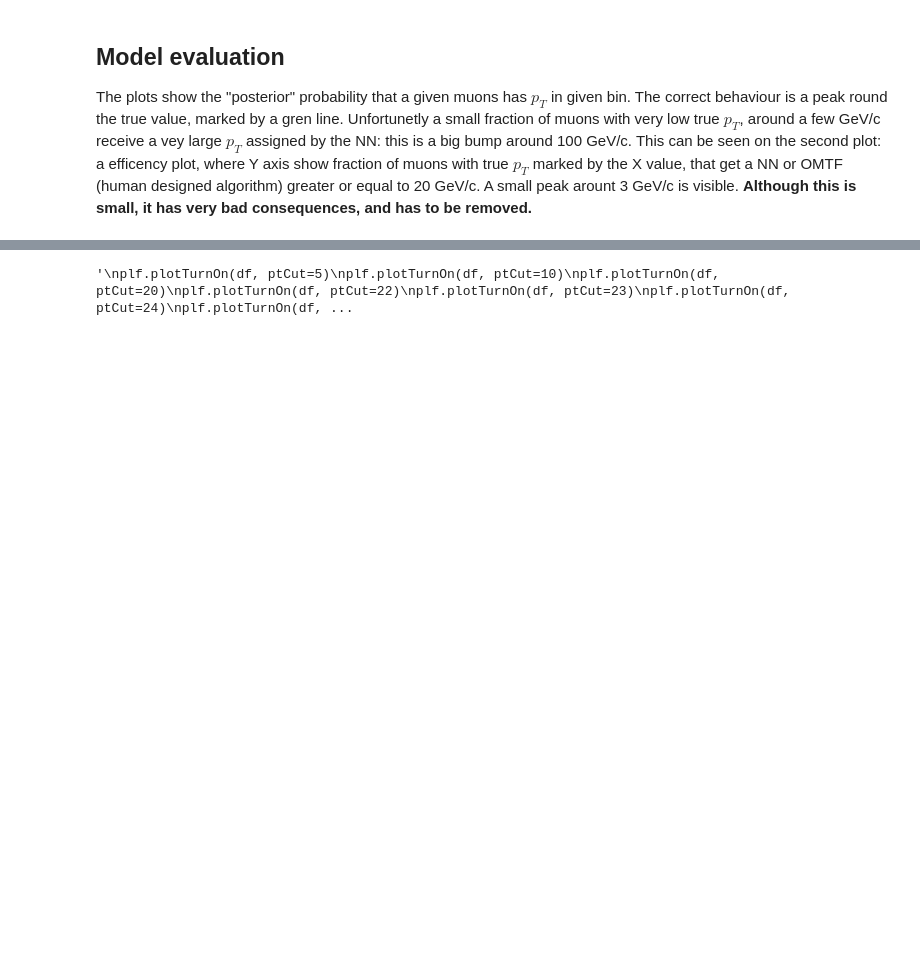
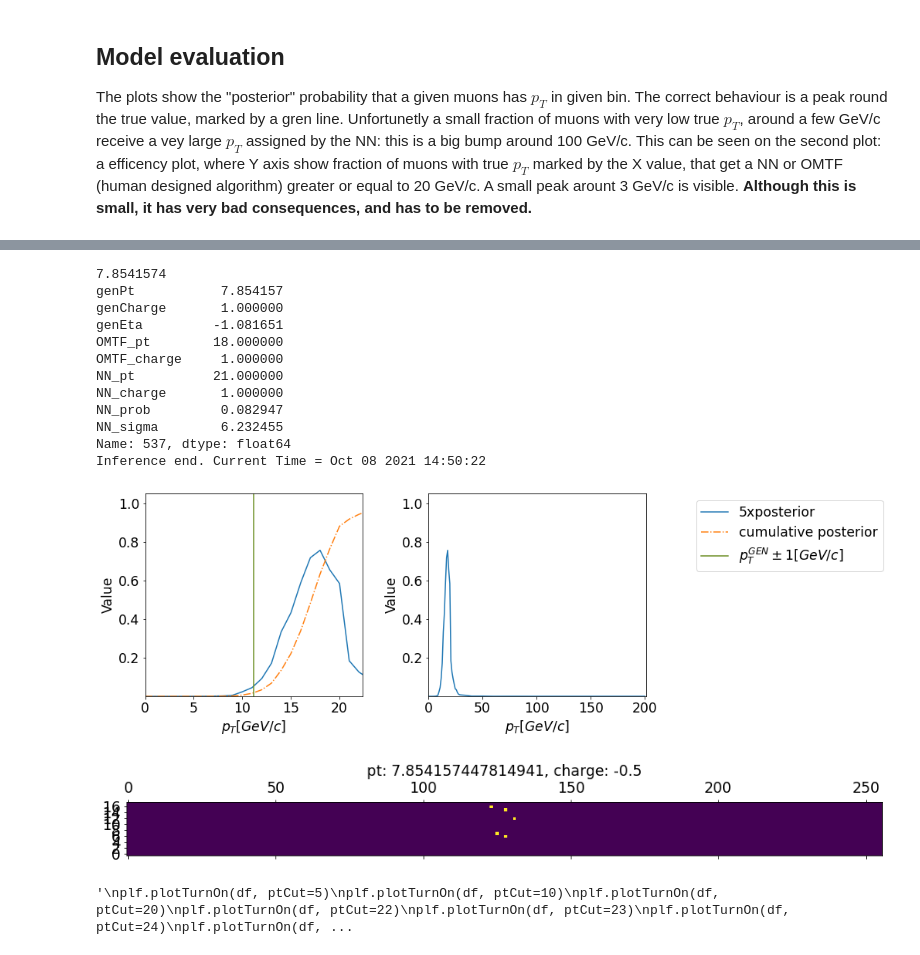
Before and after one commit to akalinow/MachineLearning, a Jupyter notebook: OMTF/OMTF_NN.ipynb, the cells around one changed output, grey strips where cells are left out. Saved outputs shown, nothing was run; the diff lists cells and outputs as text; code cells hidden in the pictures; blank space fills up the shorter version.

```diff
--- a/OMTF/OMTF_NN.ipynb
+++ b/OMTF/OMTF_NN.ipynb
@@ -436,21 +442,22 @@ if not runOnCluster:
     for aBatch in test_dataset.as_numpy_iterator():
         df = fillPandasDataset(aBatch, df, cumulativePosteriorCut)
 
+        predictions = model.predict(aBatch[0], use_multiprocessing=True)
 
-        predictions = model.predict(aBatch[0], use_multiprocessing=True)
-        '''
-        ptGen=11
+        ptGen=11.2
         labels=aBatch[1][0]
         plf.plotPosterior(ptGen=ptGen, labels=labels, predictions=predictions[0], label2Pt=label2Pt)
 
-        x = np.logical_and(labels>ptGen-0.1, labels<ptGen+0.1)
+        x = (df["NN_pt"]>20)*(df["genPt"]<10)
+        #x = np.logical_and(labels>ptGen-0.1, labels<ptGen+0.1)
         index = np.argmax(x)
         print(aBatch[1][0][index])
+        print(df.loc[index])
         image = aBatch[0][index]
         plt.matshow(image, origin = "lower")
         plt.title("pt: {}, charge: {}".format(aBatch[1][0][index],aBatch[1][1][index]/2-1))
         break
-        '''
+
 
     current_time = datetime.now().strftime("%b %d %Y %H:%M:%S")
     print("Inference end. Current Time =", current_time)
@@ -460,3 +467,17 @@ Inference end. Current Time = Oct 07 2021 14:46:44
+7.8541574
+genPt           7.854157
+genCharge       1.000000
+genEta         -1.081651
+OMTF_pt        18.000000
+OMTF_charge     1.000000
+NN_pt          21.000000
+NN_charge       1.000000
+NN_prob         0.082947
+NN_sigma        6.232455
+Name: 537, dtype: float64
+Inference end. Current Time = Oct 08 2021 14:50:22
+[figure, added]
+[figure, added]
 # %%
 import plotting_functions as plf
 importlib.reload(plf)
```
Also changed, not shown: parts of 2 cells of this notebook, 1 other file.
